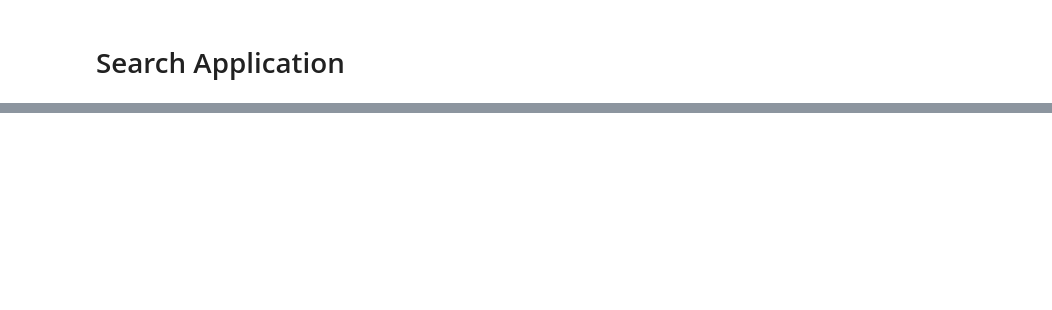
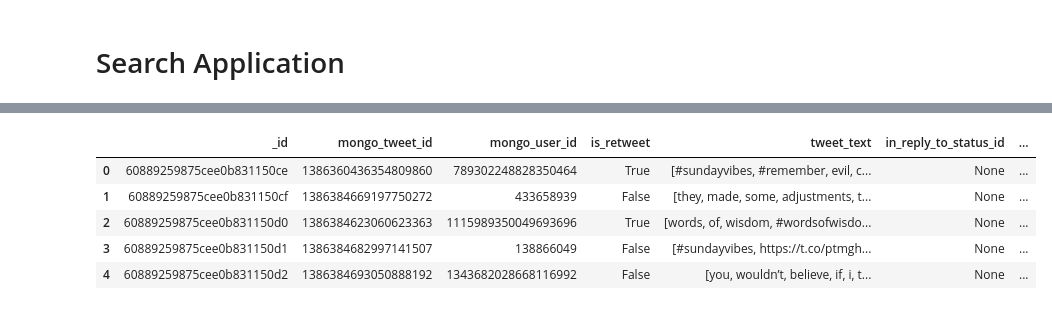
Before and after one commit to yanbronshtein/DataManagementFinalProject_Repo, a Jupyter notebook: group6_twitter_proj.ipynb, the cells around one changed output, grey strips where cells are left out. Cells and saved outputs as stored; diff of their text form; code cells hidden in the pictures; blank space fills up the shorter version.

```diff
--- a/group6_twitter_proj.ipynb
+++ b/group6_twitter_proj.ipynb
@@ -416,2 +449,11 @@ pd.read_sql_query("SELECT * FROM user;", sql_conn)
+# %%
+pd.DataFrame(tweets_db_mongo.tweets_col.find({}).limit(5))
+# %% [output]
+|  | _id | mongo_tweet_id | mongo_user_id | is_retweet | tweet_text | in_reply_to_status_id | ... |
+| 0 | 60889259875cee0b831150ce | 1386360436354809860 | 789302248828350464 | True | [#sundayvibes, #remember, evil, c... | None | ... |
+| 1 | 60889259875cee0b831150cf | 1386384669197750272 | 433658939 | False | [they, made, some, adjustments, t... | None | ... |
+| 2 | 60889259875cee0b831150d0 | 1386384623060623363 | 1115989350049693696 | True | [words, of, wisdom, #wordsofwisdo... | None | ... |
+| 3 | 60889259875cee0b831150d1 | 1386384682997141507 | 138866049 | False | [#sundayvibes, https://t.co/ptmgh... | None | ... |
+| 4 | 60889259875cee0b831150d2 | 1386384693050888192 | 1343682028668116992 | False | [you, wouldn’t, believe, if, i, t... | None | ... |
 # %%
 # %run -i 'gui.py'
```
Also changed, not shown: parts of 24 cells of this notebook, 3 other files.
